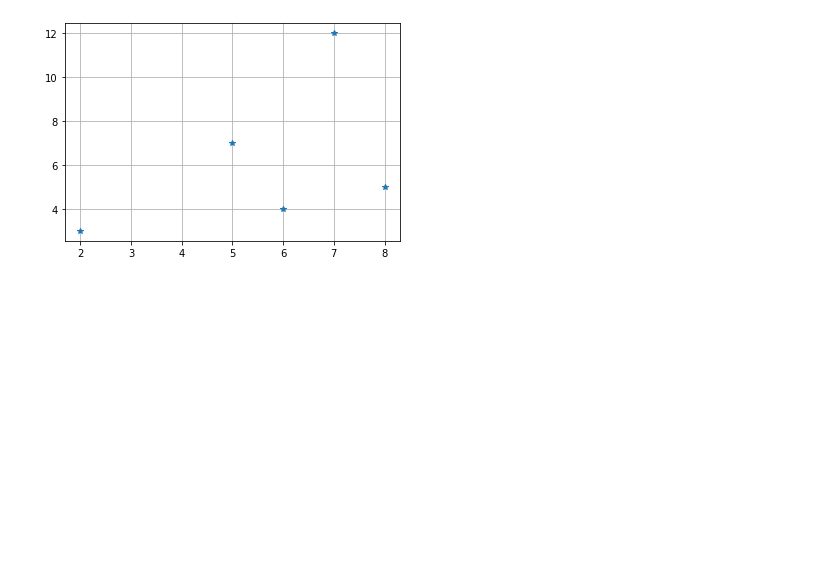
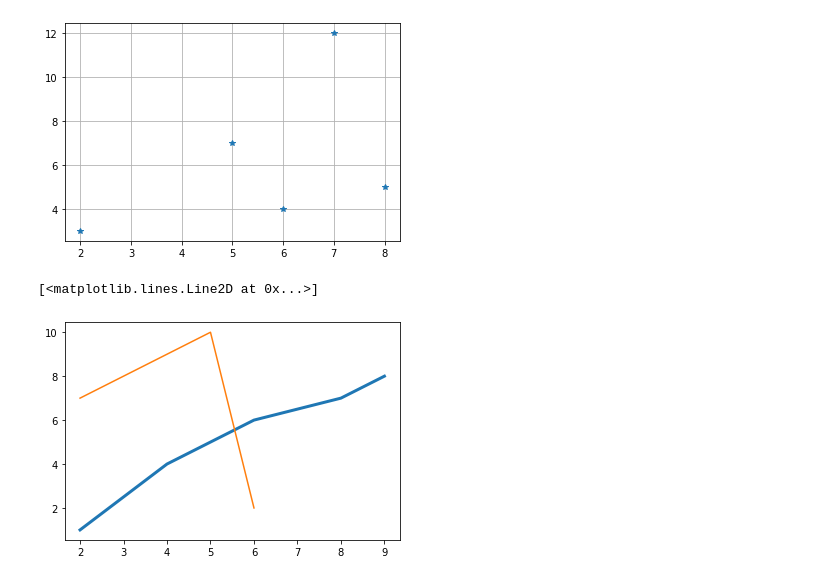
Before and after one commit to ShakilM26/Data-Visualization, a Jupyter notebook: matplotlib.ipynb, the cells around one changed output. Cells and saved outputs as stored; diff of their text form; code cells hidden in the pictures; blank space fills up the shorter version.

```diff
--- a/matplotlib.ipynb
+++ b/matplotlib.ipynb
@@ -19,3 +19,15 @@ plt.plot(x,y, '*')
 plt.grid()
 # %% [output]
 [figure]
+# %%
+x=[2,4,6,8,9]
+y=[1,4,6,7,8]
+
+x2=[2,3,4,5,6]
+y2=[7,8,9,10,2]
+# %%
+plt.plot(x,y, linewidth=3)
+plt.plot(x2,y2)
+# %% [output]
+[<matplotlib.lines.Line2D at 0x...>]
+[figure, added]
```
Also changed, not shown: parts of 6 cells of this notebook.
